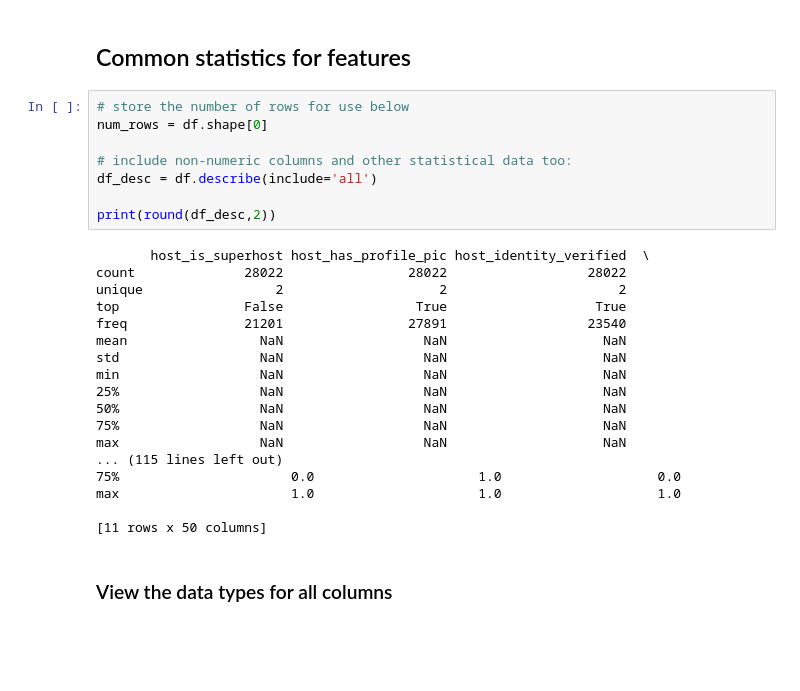
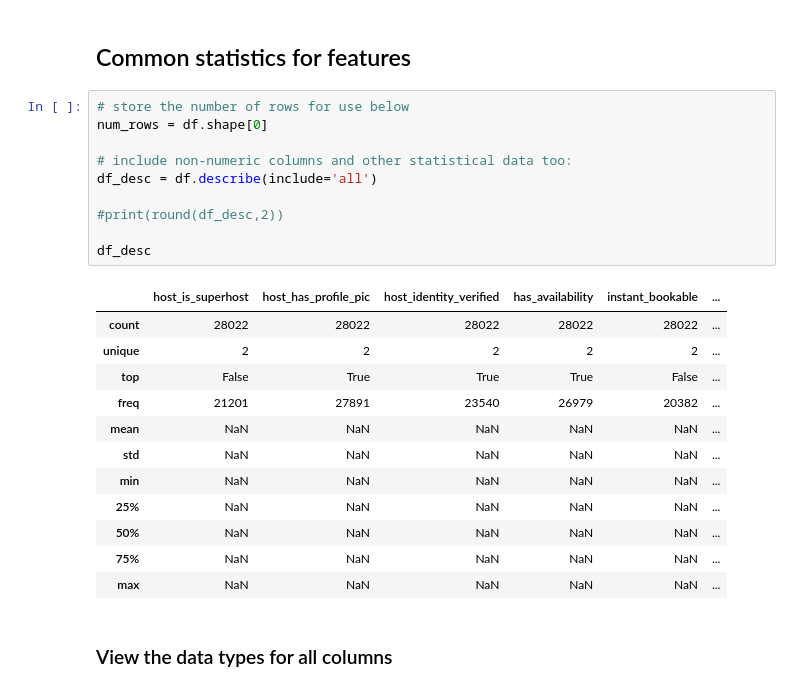
Before and after one commit to THE-MOLECULAR-MAN/portfolio_examples, a Jupyter notebook: python/predicting_airbnb_prices/airbnb_prices_EDA.ipynb, the cells around one changed output. Drawn from its saved outputs; the diff is of its cells as text; blank space fills up the shorter version.

```diff
--- a/python/predicting_airbnb_prices/airbnb_prices_EDA.ipynb
+++ b/python/predicting_airbnb_prices/airbnb_prices_EDA.ipynb
@@ -52,29 +52,26 @@ df.head()
 # %%
 # store the number of rows for use below
 num_rows = df.shape[0]
 
 # include non-numeric columns and other statistical data too:
 df_desc = df.describe(include='all')
 
-print(round(df_desc,2))
+#print(round(df_desc,2))
+
+df_desc
 # %% [output]
-       host_is_superhost host_has_profile_pic host_identity_verified  \
-count              28022                28022                  28022
-unique                 2                    2                      2
-top                False                 True                   True
-freq               21201                27891                  23540
-mean                 NaN                  NaN                    NaN
-std                  NaN                  NaN                    NaN
-min                  NaN                  NaN                    NaN
-25%                  NaN                  NaN                    NaN
-50%                  NaN                  NaN                    NaN
-75%                  NaN                  NaN                    NaN
-max                  NaN                  NaN                    NaN
-... (115 lines left out)
-75%                      0.0                     1.0                    0.0
-max                      1.0                     1.0                    1.0
-
-[11 rows x 50 columns]
+|  | host_is_superhost | host_has_profile_pic | host_identity_verified | has_availability | instant_bookable | ... |
+| count | 28022 | 28022 | 28022 | 28022 | 28022 | ... |
+| unique | 2 | 2 | 2 | 2 | 2 | ... |
+| top | False | True | True | True | False | ... |
+| freq | 21201 | 27891 | 23540 | 26979 | 20382 | ... |
+| mean | NaN | NaN | NaN | NaN | NaN | ... |
+| std | NaN | NaN | NaN | NaN | NaN | ... |
+| min | NaN | NaN | NaN | NaN | NaN | ... |
+| 25% | NaN | NaN | NaN | NaN | NaN | ... |
+| 50% | NaN | NaN | NaN | NaN | NaN | ... |
+| 75% | NaN | NaN | NaN | NaN | NaN | ... |
+| max | NaN | NaN | NaN | NaN | NaN | ... |
 # %% [markdown]
 ### View the data types for all columns
 # %%
```
Also changed, not shown: parts of 19 cells of this notebook.
